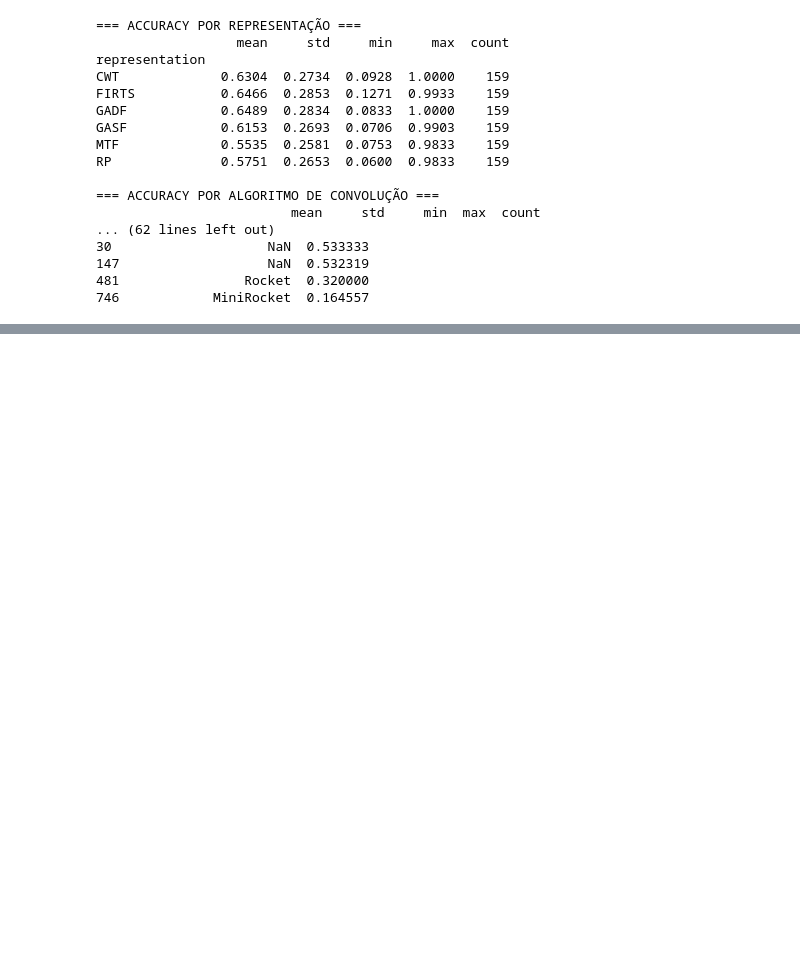
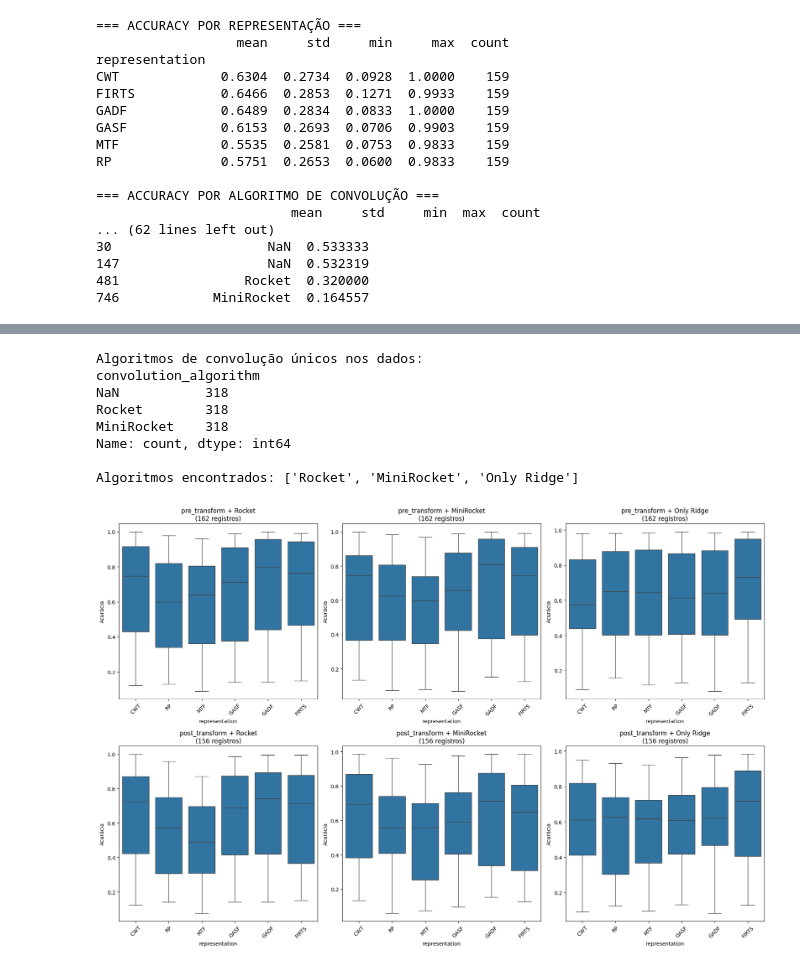
Before and after one commit to faisstzera/pibic-2024-25, a Jupyter notebook: Analysis.ipynb, the cells around one changed output, grey strips where cells are left out. Drawn from its saved outputs; the diff is of its cells as text; code cells hidden in the pictures; blank space fills up the shorter version.

```diff
--- a/Analysis.ipynb
+++ b/Analysis.ipynb
@@ -355,0 +344,77 @@ Range de acurácia: 0.0600 - 1.0000
+# %%
+concatenation_types_all = ['pre_transform', 'post_transform']
+convolution_algorithms_all = ['Rocket', 'MiniRocket', None]
+
+print("Algoritmos de convolução únicos nos dados:")
+unique_conv = df['convolution_algorithm'].value_counts(dropna=False)
+print(unique_conv)
+
+conv_algorithms_real = []
+for alg in ['Rocket', 'MiniRocket']:
+    if alg in df['convolution_algorithm'].values:
+        conv_algorithms_real.append(alg)
+
+only_ridge_exists = df['convolution_algorithm'].isna().any() or (df['convolution_algorithm'] == '').any()
+if only_ridge_exists:
+    conv_algorithms_real.append('Only Ridge')
+
+print(f"\nAlgoritmos encontrados: {conv_algorithms_real}")
+
+fig, axes = plt.subplots(len(concatenation_types_all), len(conv_algorithms_real),
+                        figsize=(18, 12))
+
+if len(conv_algorithms_real) == 1:
+    axes = axes.reshape(-1, 1)
+
+combinations_stats = []
+
+for i, concat_type in enumerate(concatenation_types_all):
+    for j, conv_alg in enumerate(conv_algorithms_real):
+        ax = axes[i, j]
+
+        if conv_alg == 'Only Ridge':
+            subset = df[(df['concatenation_type'] == concat_type) &
+                       (df['convolution_algorithm'].isna() | (df['convolution_algorithm'] == ''))]
+        else:
+            subset = df[(df['concatenation_type'] == concat_type) &
+                       (df['convolution_algorithm'] == conv_alg)]
+
+        if len(subset) > 0:
+            sns.boxplot(data=subset, x='representation', y='accuracy', ax=ax)
+            ax.set_title(f'{concat_type} + {conv_alg}\n({len(subset)} registros)')
+            ax.set_xticklabels(ax.get_xticklabels(), rotation=45)
+            ax.set_ylabel('Acurácia')
+
+            stats = subset.groupby('representation')['accuracy'].agg(['count', 'mean', 'std']).round(4)
+
+            for rep in stats.index:
+                combinations_stats.append({
+                    'Concatenacao': concat_type,
+                    'Convolucao': conv_alg,
+                    'Representacao': rep,
+                    'Count': stats.loc[rep, 'count'],
+                    'Mean': stats.loc[rep, 'mean'],
+                    'Std': stats.loc[rep, 'std']
+                })
+        else:
+            ax.text(0.5, 0.5, 'Sem dados\ndisponíveis',
+                   ha='center', va='center', transform=ax.transAxes,
+                   bbox=dict(boxstyle="round,pad=0.3", facecolor="lightgray"))
+            ax.set_title(f'{concat_type} + {conv_alg}\n(0 registros)')
+
+plt.tight_layout()
+plt.show()
+
+combinations_df = pd.DataFrame(combinations_stats)
+print("\nResumo das Estatísticas por Combinação:")
+print(combinations_df.head(10))
+# %% [output]
+Algoritmos de convolução únicos nos dados:
+convolution_algorithm
+NaN           318
+Rocket        318
+MiniRocket    318
+Name: count, dtype: int64
+
+Algoritmos encontrados: ['Rocket', 'MiniRocket', 'Only Ridge']
+[figure, added]
```
Also changed, not shown: parts of 38 cells of this notebook, 4 other files.
